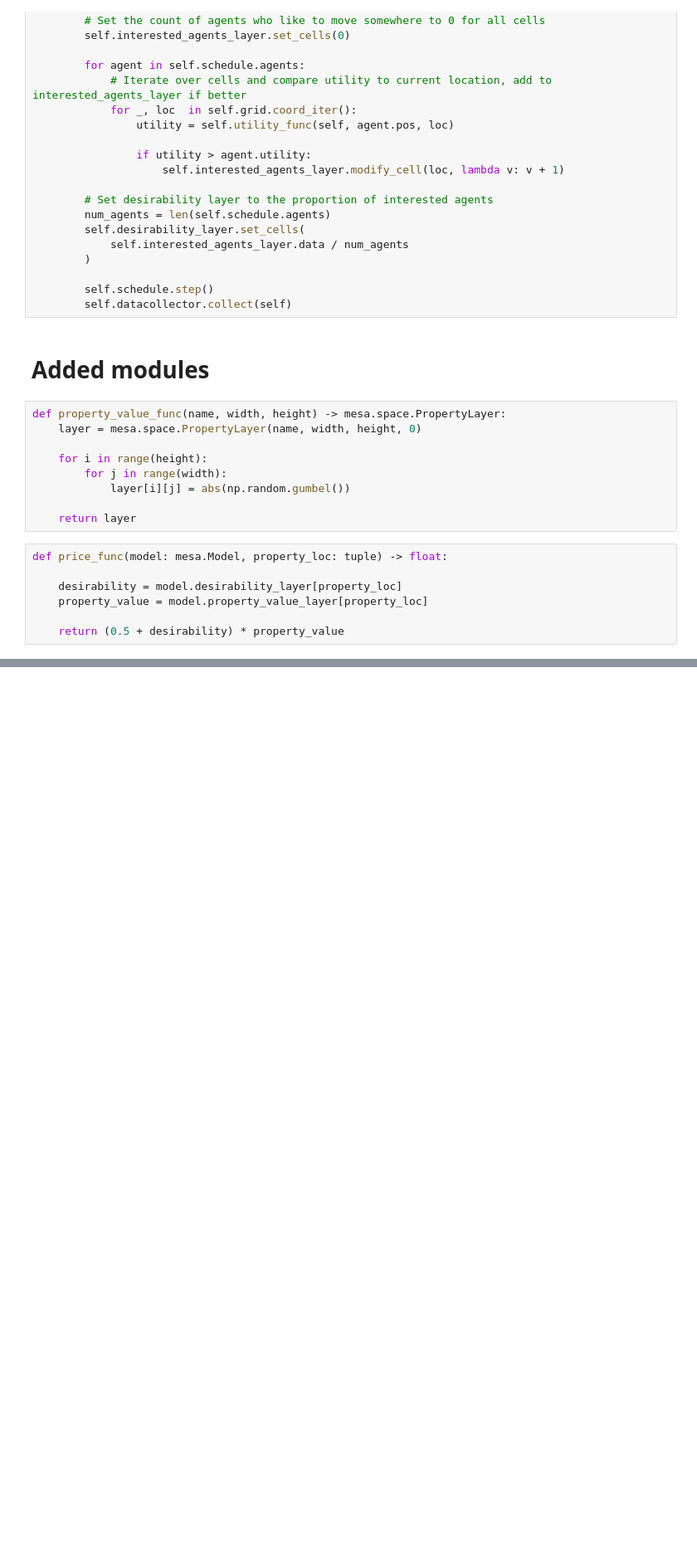
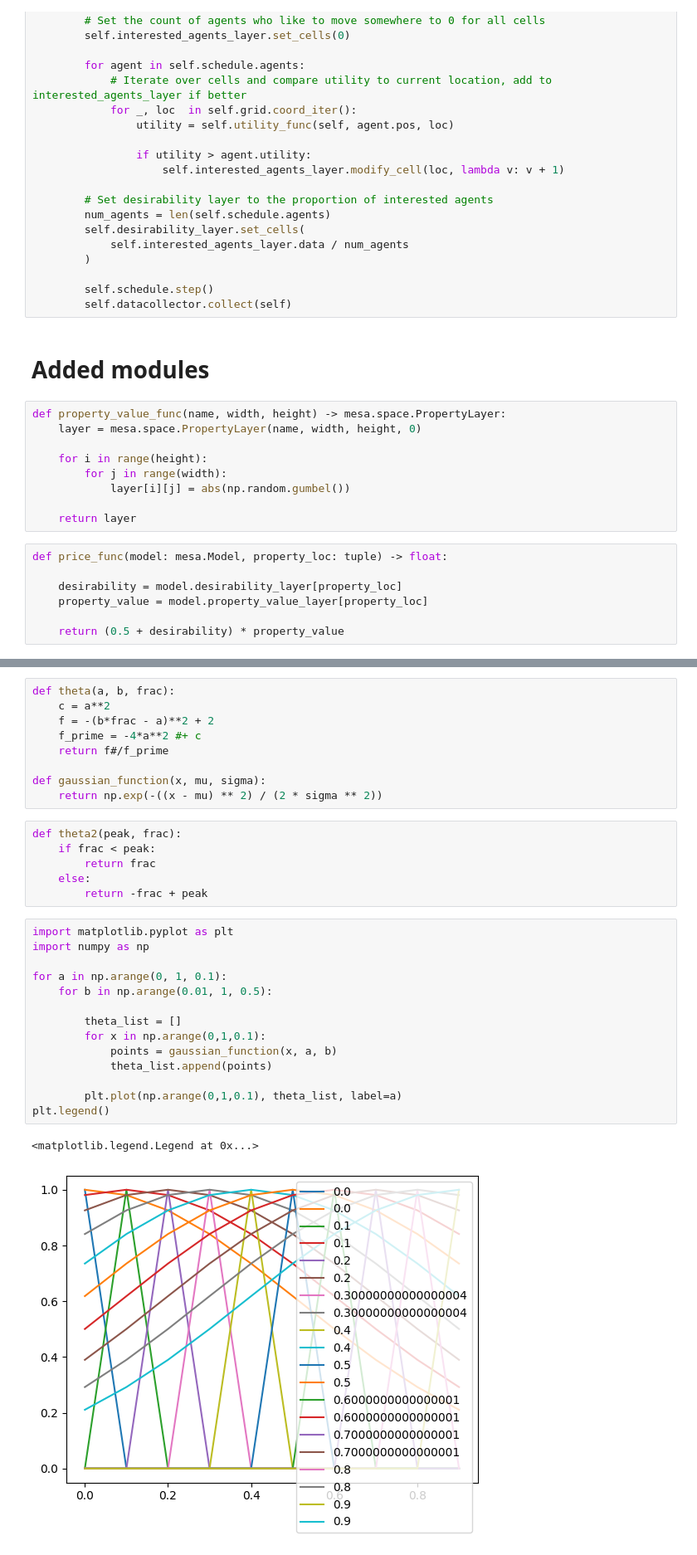
Before and after one commit to ThomasTenDamme/ABM_Group_3, a Jupyter notebook: Mesa Schelling Housing/nb_Kaya.ipynb, the cells around one changed output, grey strips where cells are left out. Shown at 83% size. Cells and saved outputs as stored; diff of their text form; blank space fills up the shorter version.

Commit message:
Changed theta function

```diff
--- a/Mesa Schelling Housing/nb_Kaya.ipynb
+++ b/Mesa Schelling Housing/nb_Kaya.ipynb
@@ -193,0 +205,32 @@ def price_func(model: mesa.Model, property_loc: tuple) -> float:
+# %%
+def theta(a, b, frac):
+    c = a**2
+    f = -(b*frac - a)**2 + 2
+    f_prime = -4*a**2 #+ c
+    return f#/f_prime
+
+def gaussian_function(x, mu, sigma):
+    return np.exp(-((x - mu) ** 2) / (2 * sigma ** 2))
+# %%
+def theta2(peak, frac):
+    if frac < peak:
+        return frac
+    else:
+        return -frac + peak
+# %%
+import matplotlib.pyplot as plt
+import numpy as np
+
+for a in np.arange(0, 1, 0.1):
+    for b in np.arange(0.01, 1, 0.5):
+
+        theta_list = []
+        for x in np.arange(0,1,0.1):
+            points = gaussian_function(x, a, b)
+            theta_list.append(points)
+
+        plt.plot(np.arange(0,1,0.1), theta_list, label=a)
+plt.legend()
+# %% [output]
+<matplotlib.legend.Legend at 0x...>
+[figure, added]
```
Also changed, not shown: parts of 3 cells of this notebook, 1 other file.
